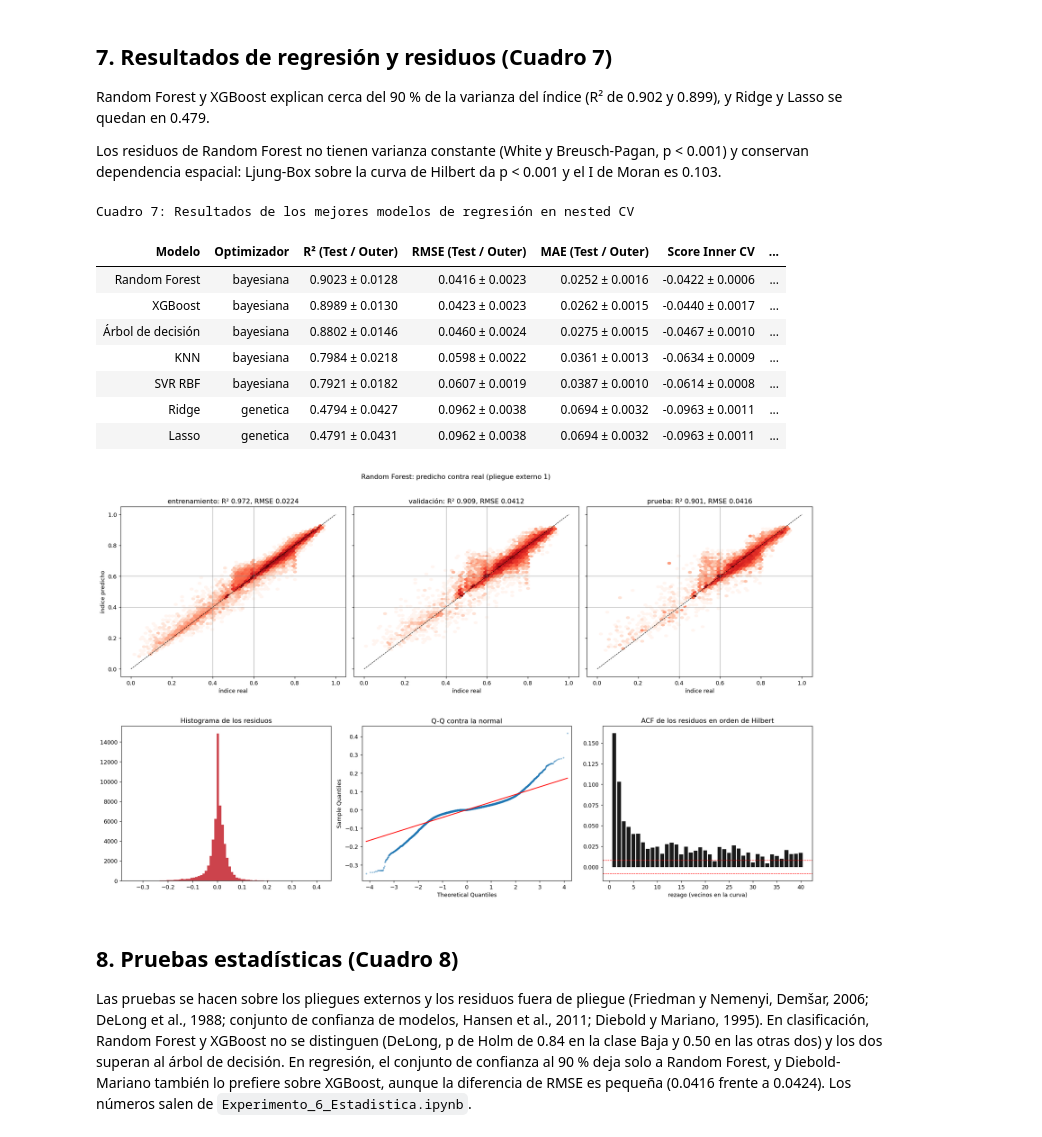
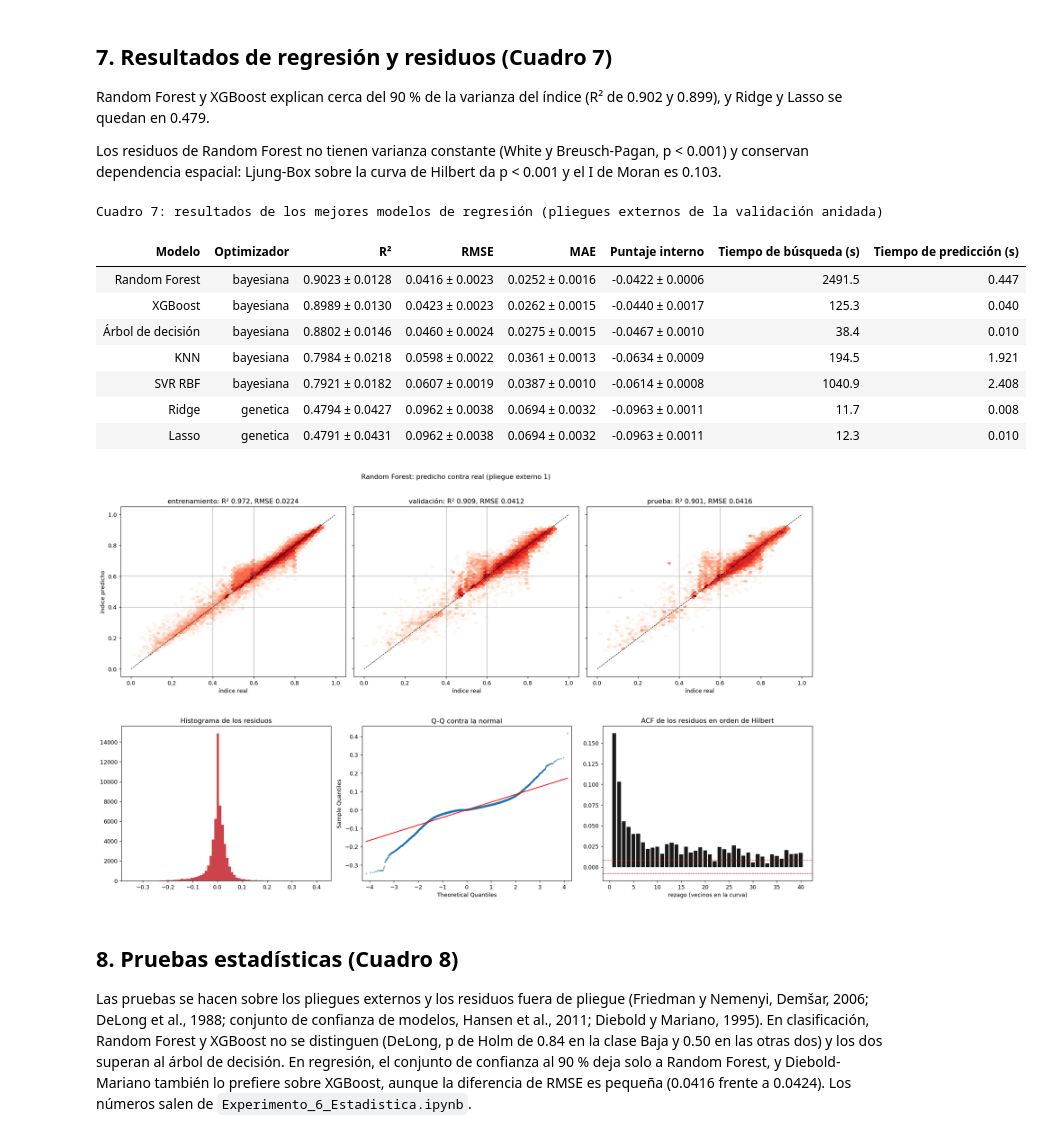
Before and after one commit to AlexT09/ModelSolar, a Jupyter notebook: ml presentación/proceso/Resumen_Final.ipynb, the cells around one changed output. Cells and saved outputs as stored; diff of their text form; code cells hidden in the pictures.

```diff
--- a/ml presentación/proceso/Resumen_Final.ipynb
+++ b/ml presentación/proceso/Resumen_Final.ipynb
@@ -295,7 +282,7 @@ Cuadro 5: Tabla comparativa de complejidad computacional y aceleración algorít
 
 Para cada modelo se muestra la combinación con mejor puntaje interno. Las métricas son las de los 5 pliegues externos, que no participaron en la elección de hiperparámetros. Random Forest (F1 macro 0.894), XGBoost (0.888) y el árbol de decisión (0.881) quedan arriba.
 # %%
-# Cuadro 6: Tabla maestra de resultados de clasificación
+# Cuadro 6: resultados de clasificación (el mejor caso de cada modelo, elegido por el puntaje interno)
 mej_clf = analisis.mejores_por_modelo(res, "clf").sort_values("f1_macro", ascending=False)
 cuadro_6_data = []
 for idx, r in mej_clf.iterrows():
@@ -303,16 +290,16 @@ for idx, r in mej_clf.iterrows():
         "Modelo": r["modelo"],
         "Balanceo": r["balanceo"],
         "Optimizador": r["optimizador"],
-        "F1-Macro (Test / Outer)": f"{r['f1_macro']:.4f} ± {r['f1_macro_de']:.4f}",
-        "Exactitud Balanceada": f"{r['exactitud_bal']:.4f} ± {r['exactitud_bal_de']:.4f}",
-        "AUC OvR": f"{r['auc_ovr']:.4f} ± {r['auc_ovr_de']:.4f}",
-        "Kappa Cuadrático": f"{r['kappa_cuad']:.4f} ± {r['kappa_cuad_de']:.4f}",
-        "Brier Score": f"{r['brier']:.4f} ± {r['brier_de']:.4f}",
+        "F1 macro": f"{r['f1_macro']:.4f} ± {r['f1_macro_de']:.4f}",
+        "Exactitud balanceada": f"{r['exactitud_bal']:.4f} ± {r['exactitud_bal_de']:.4f}",
+        "AUC uno contra el resto": f"{r['auc_ovr']:.4f} ± {r['auc_ovr_de']:.4f}",
+        "Kappa cuadrático": f"{r['kappa_cuad']:.4f} ± {r['kappa_cuad_de']:.4f}",
+        "Brier": f"{r['brier']:.4f} ± {r['brier_de']:.4f}",
         "ECE": f"{r['ece']:.4f} ± {r['ece_de']:.4f}",
-        "Refit Time (s)": f"{r['t_refit']:.2f}"
+        "Tiempo de reentrenamiento (s)": f"{r['t_refit']:.2f}"
     })
 cuadro_6 = pd.DataFrame(cuadro_6_data)
-display(cuadro_6.style.set_caption("Cuadro 6: Resultados de los mejores modelos de clasificación en nested CV").hide(axis='index'))
+display(cuadro_6.style.set_caption("Cuadro 6: resultados de los mejores modelos de clasificación (pliegues externos de la validación anidada)").hide(axis='index'))
 
 if (PROCESO_DIR / "fig_exp_roc.png").exists():
     display(Image(filename=str(PROCESO_DIR / "fig_exp_roc.png"), width=720))
@@ -337,37 +324,37 @@ Random Forest y XGBoost explican cerca del 90 % de la varianza del índice (R²
 
 Los residuos de Random Forest no tienen varianza constante (White y Breusch-Pagan, p < 0.001) y conservan dependencia espacial: Ljung-Box sobre la curva de Hilbert da p < 0.001 y el I de Moran es 0.103.
 # %%
-# Cuadro 7: Tabla maestra de resultados de regresión
+# Cuadro 7: resultados de regresión (el mejor caso de cada modelo, elegido por el puntaje interno)
 mej_reg = analisis.mejores_por_modelo(res, "reg").sort_values("r2", ascending=False)
 cuadro_7_data = []
 for idx, r in mej_reg.iterrows():
     cuadro_7_data.append({
         "Modelo": r["modelo"],
         "Optimizador": r["optimizador"],
-        "R² (Test / Outer)": f"{r['r2']:.4f} ± {r['r2_de']:.4f}",
-        "RMSE (Test / Outer)": f"{r['rmse']:.4f} ± {r['rmse_de']:.4f}",
-        "MAE (Test / Outer)": f"{r['mae']:.4f} ± {r['mae_de']:.4f}",
-        "Score Inner CV": f"{r['puntaje_interno']:.4f} ± {r['puntaje_interno_de']:.4f}",
-        "Search Time (s)": f"{r['t_busqueda']:.1f}",
-        "Inference Time (s)": f"{r['t_prediccion']:.3f}"
+        "R²": f"{r['r2']:.4f} ± {r['r2_de']:.4f}",
+        "RMSE": f"{r['rmse']:.4f} ± {r['rmse_de']:.4f}",
+        "MAE": f"{r['mae']:.4f} ± {r['mae_de']:.4f}",
+        "Puntaje interno": f"{r['puntaje_interno']:.4f} ± {r['puntaje_interno_de']:.4f}",
+        "Tiempo de búsqueda (s)": f"{r['t_busqueda']:.1f}",
+        "Tiempo de predicción (s)": f"{r['t_prediccion']:.3f}"
     })
 cuadro_7 = pd.DataFrame(cuadro_7_data)
-display(cuadro_7.style.set_caption("Cuadro 7: Resultados de los mejores modelos de regresión en nested CV").hide(axis='index'))
+display(cuadro_7.style.set_caption("Cuadro 7: resultados de los mejores modelos de regresión (pliegues externos de la validación anidada)").hide(axis='index'))
 
 if (PROCESO_DIR / "fig_exp_reg_tvp.png").exists():
     display(Image(filename=str(PROCESO_DIR / "fig_exp_reg_tvp.png"), width=720))
 if (PROCESO_DIR / "fig_exp_reg_residuos.png").exists():
     display(Image(filename=str(PROCESO_DIR / "fig_exp_reg_residuos.png"), width=720))
 # %% [output]
-Cuadro 7: Resultados de los mejores modelos de regresión en nested CV
+Cuadro 7: resultados de los mejores modelos de regresión (pliegues externos de la validación anidada)
-| Modelo | Optimizador | R² (Test / Outer) | RMSE (Test / Outer) | MAE (Test / Outer) | Score Inner CV | ... |
-| Random Forest | bayesiana | 0.9023 ± 0.0128 | 0.0416 ± 0.0023 | 0.0252 ± 0.0016 | -0.0422 ± 0.0006 | ... |
-| XGBoost | bayesiana | 0.8989 ± 0.0130 | 0.0423 ± 0.0023 | 0.0262 ± 0.0015 | -0.0440 ± 0.0017 | ... |
-| Árbol de decisión | bayesiana | 0.8802 ± 0.0146 | 0.0460 ± 0.0024 | 0.0275 ± 0.0015 | -0.0467 ± 0.0010 | ... |
-| KNN | bayesiana | 0.7984 ± 0.0218 | 0.0598 ± 0.0022 | 0.0361 ± 0.0013 | -0.0634 ± 0.0009 | ... |
-| SVR RBF | bayesiana | 0.7921 ± 0.0182 | 0.0607 ± 0.0019 | 0.0387 ± 0.0010 | -0.0614 ± 0.0008 | ... |
-| Ridge | genetica | 0.4794 ± 0.0427 | 0.0962 ± 0.0038 | 0.0694 ± 0.0032 | -0.0963 ± 0.0011 | ... |
-| Lasso | genetica | 0.4791 ± 0.0431 | 0.0962 ± 0.0038 | 0.0694 ± 0.0032 | -0.0963 ± 0.0011 | ... |
+| Modelo | Optimizador | R² | RMSE | MAE | Puntaje interno | Tiempo de búsqueda (s) | Tiempo de predicción (s) |
+| Random Forest | bayesiana | 0.9023 ± 0.0128 | 0.0416 ± 0.0023 | 0.0252 ± 0.0016 | -0.0422 ± 0.0006 | 2491.5 | 0.447 |
+| XGBoost | bayesiana | 0.8989 ± 0.0130 | 0.0423 ± 0.0023 | 0.0262 ± 0.0015 | -0.0440 ± 0.0017 | 125.3 | 0.040 |
+| Árbol de decisión | bayesiana | 0.8802 ± 0.0146 | 0.0460 ± 0.0024 | 0.0275 ± 0.0015 | -0.0467 ± 0.0010 | 38.4 | 0.010 |
+| KNN | bayesiana | 0.7984 ± 0.0218 | 0.0598 ± 0.0022 | 0.0361 ± 0.0013 | -0.0634 ± 0.0009 | 194.5 | 1.921 |
+| SVR RBF | bayesiana | 0.7921 ± 0.0182 | 0.0607 ± 0.0019 | 0.0387 ± 0.0010 | -0.0614 ± 0.0008 | 1040.9 | 2.408 |
+| Ridge | genetica | 0.4794 ± 0.0427 | 0.0962 ± 0.0038 | 0.0694 ± 0.0032 | -0.0963 ± 0.0011 | 11.7 | 0.008 |
+| Lasso | genetica | 0.4791 ± 0.0431 | 0.0962 ± 0.0038 | 0.0694 ± 0.0032 | -0.0963 ± 0.0011 | 12.3 | 0.010 |
 [figure]
 [figure]
 # %% [markdown]
```
Also changed, not shown: parts of 8 cells of this notebook.
